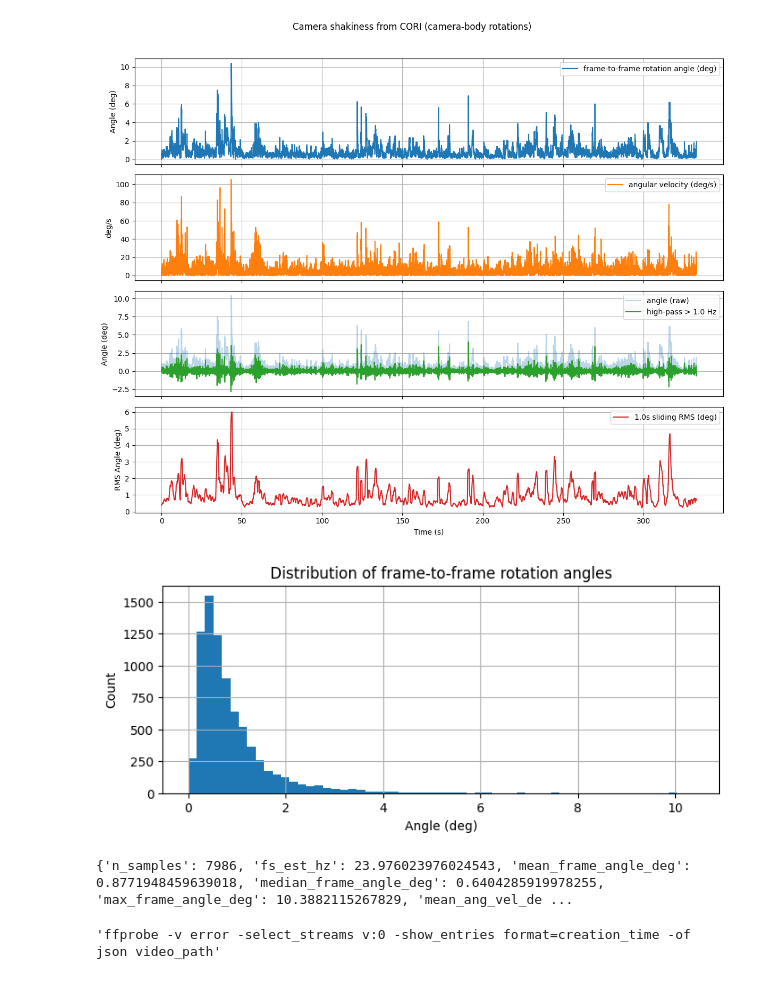
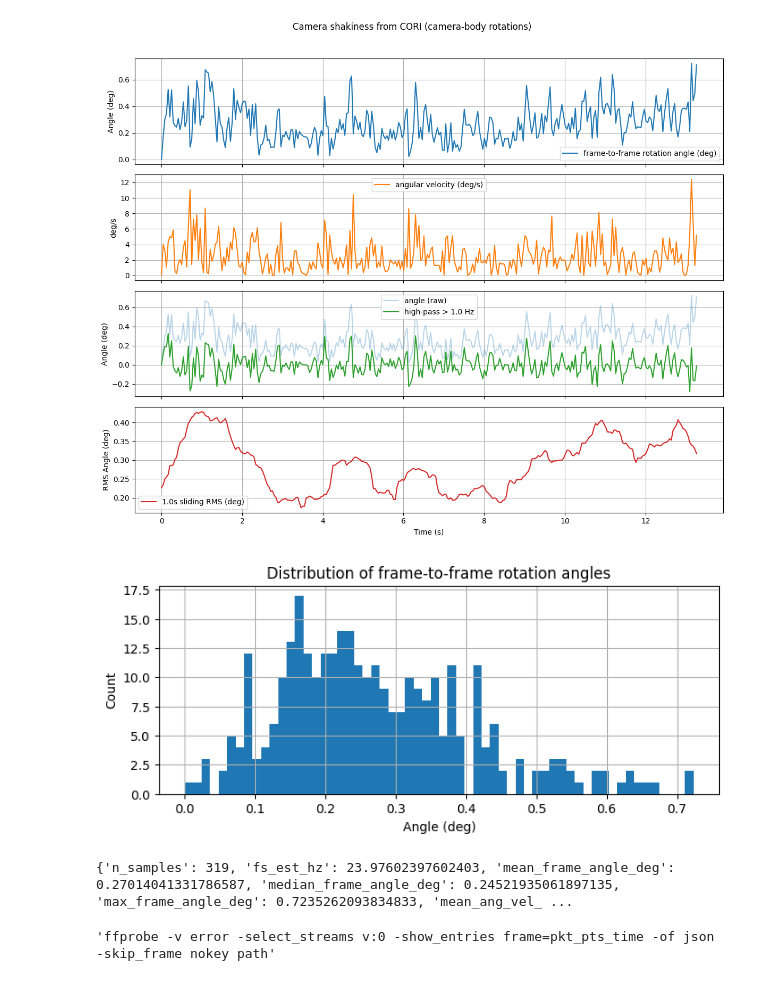
Before and after one commit to tocisz/goproflow, a Jupyter notebook: shake.ipynb, the cells around one changed output. Drawn from its saved outputs; the diff is of its cells as text; code cells hidden in the pictures.

```diff
--- a/shake.ipynb
+++ b/shake.ipynb
@@ -141,22 +141,22 @@ def cori_shakiness_metrics(video_path, hp_cutoff_hz=1.0, sliding_window_s=1.0, p
 
     return metrics, t_out, angle_deg, ang_vel, filtered_angle, sliding_rms
 # %%
-
 # ----------------- Example usage -----------------
-video_file = "/home/tocisz/Wideo/Safari 2025/GX010925.MP4"   # <-- change to your file
+video_file = "/home/tocisz/Wideo/Safari 2025/GX011107.MP4"   # <-- change to your file
 metrics, t, angle_deg, ang_vel, filtered_angle, sliding_rms = cori_shakiness_metrics(video_file, hp_cutoff_hz=1.0)
 print(metrics)
 # %% [output]
-[figure, old version]
+[figure, new version]
-[figure, old version]
+[figure, new version]
-{'n_samples': 7986, 'fs_est_hz': 23.976023976024543, 'mean_frame_angle_deg': 0.8771948459639018, 'median_frame_angle_deg': 0.6404285919978255, 'max_frame_angle_deg': 10.3882115267829, 'mean_ang_vel_de ...
+{'n_samples': 319, 'fs_est_hz': 23.97602397602403, 'mean_frame_angle_deg': 0.27014041331786587, 'median_frame_angle_deg': 0.24521935061897135, 'max_frame_angle_deg': 0.7235262093834833, 'mean_ang_vel_ ...
 # %%
 " ".join([
                 "ffprobe", "-v", "error",
                 "-select_streams", "v:0",
-                "-show_entries", "format=creation_time",
+                "-show_entries", "frame=pkt_pts_time",
                 "-of", "json",
-                str("video_path")
+                "-skip_frame", "nokey",  # Only keyframes
+                "path"
             ])
 # %% [output]
-'ffprobe -v error -select_streams v:0 -show_entries format=creation_time -of json video_path'
+'ffprobe -v error -select_streams v:0 -show_entries frame=pkt_pts_time -of json -skip_frame nokey path'
```
Also changed, not shown: parts of 2 cells of this notebook, 1 other file.
